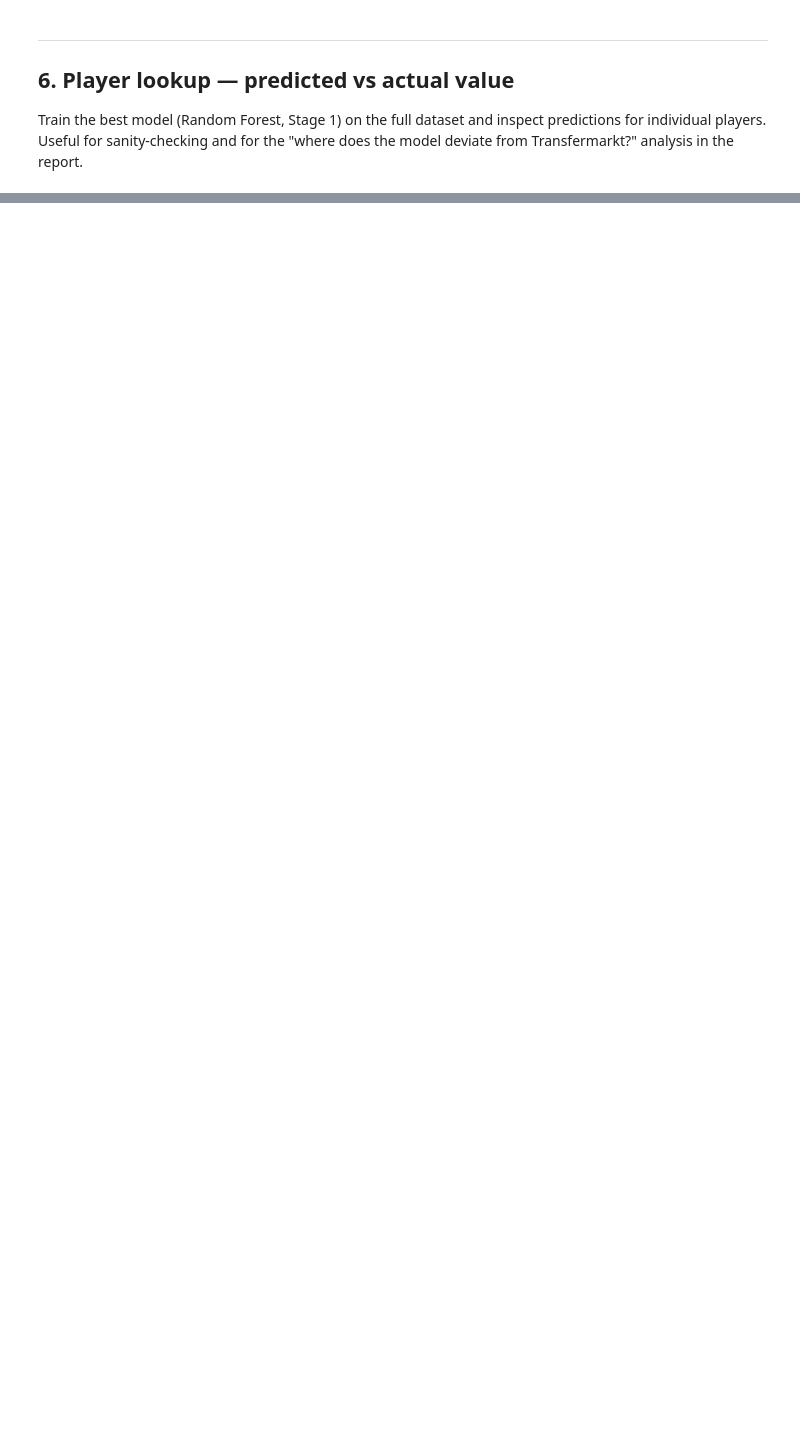
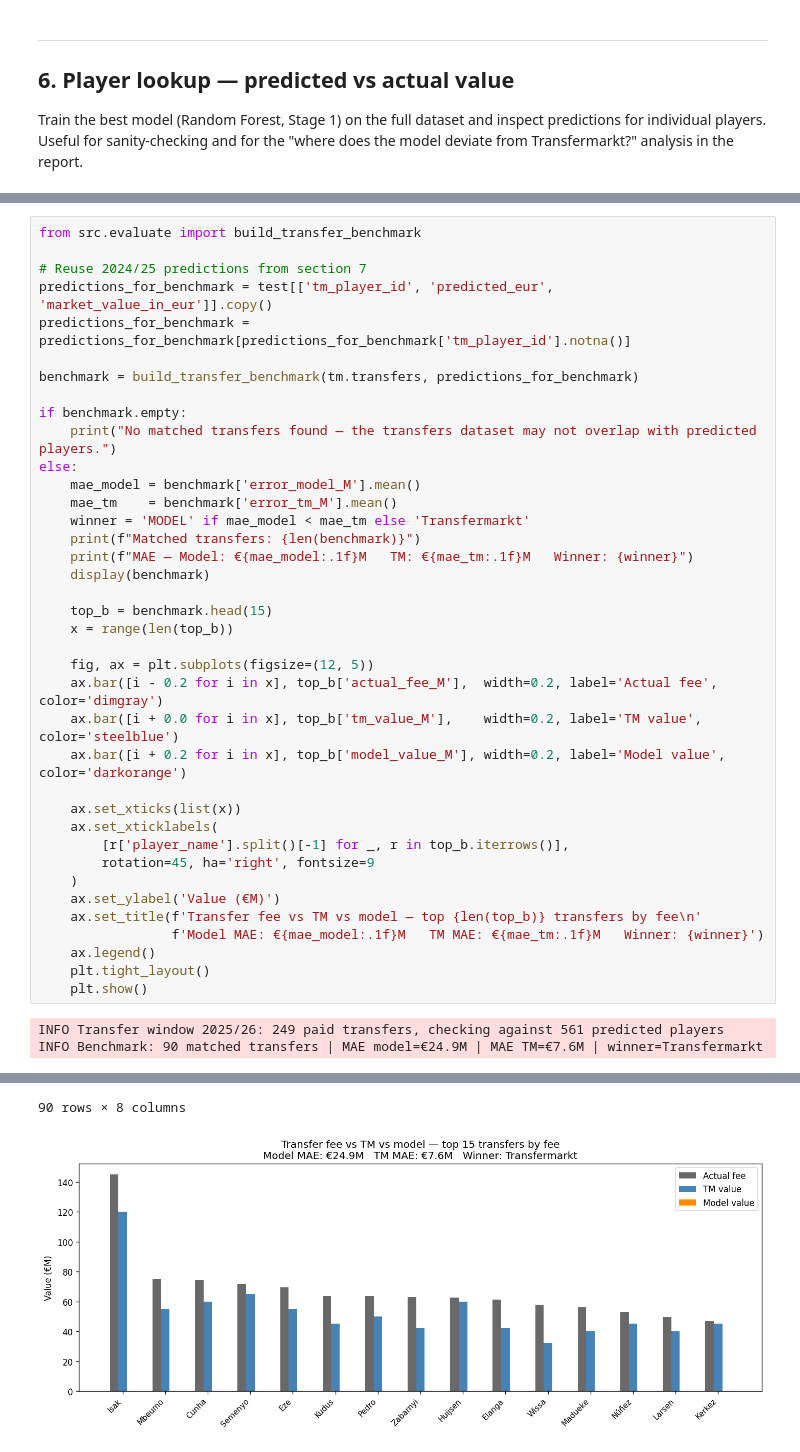
Before and after one commit to DennisJohansson423/football-market-value-prediction, a Jupyter notebook: notebooks/analysis.ipynb, the cells around one changed output, grey strips where cells are left out. Saved outputs shown, nothing was run; the diff lists cells and outputs as text; blank space fills up the shorter version.

```diff
--- a/notebooks/analysis.ipynb
+++ b/notebooks/analysis.ipynb
@@ -406,0 +739,41 @@ result
+# %%
+from src.evaluate import build_transfer_benchmark
+
+# Reuse 2024/25 predictions from section 7
+predictions_for_benchmark = test[['tm_player_id', 'predicted_eur', 'market_value_in_eur']].copy()
+predictions_for_benchmark = predictions_for_benchmark[predictions_for_benchmark['tm_player_id'].notna()]
+
+benchmark = build_transfer_benchmark(tm.transfers, predictions_for_benchmark)
+
+if benchmark.empty:
+    print("No matched transfers found — the transfers dataset may not overlap with predicted players.")
+else:
+    mae_model = benchmark['error_model_M'].mean()
+    mae_tm    = benchmark['error_tm_M'].mean()
+    winner = 'MODEL' if mae_model < mae_tm else 'Transfermarkt'
+    print(f"Matched transfers: {len(benchmark)}")
+    print(f"MAE — Model: €{mae_model:.1f}M   TM: €{mae_tm:.1f}M   Winner: {winner}")
+    display(benchmark)
+
+    top_b = benchmark.head(15)
+    x = range(len(top_b))
+
+    fig, ax = plt.subplots(figsize=(12, 5))
+    ax.bar([i - 0.2 for i in x], top_b['actual_fee_M'],  width=0.2, label='Actual fee',   color='dimgray')
+    ax.bar([i + 0.0 for i in x], top_b['tm_value_M'],    width=0.2, label='TM value',     color='steelblue')
+    ax.bar([i + 0.2 for i in x], top_b['model_value_M'], width=0.2, label='Model value',  color='darkorange')
+
+    ax.set_xticks(list(x))
+    ax.set_xticklabels(
+        [r['player_name'].split()[-1] for _, r in top_b.iterrows()],
+        rotation=45, ha='right', fontsize=9
+    )
+    ax.set_ylabel('Value (€M)')
+    ax.set_title(f'Transfer fee vs TM vs model — top {len(top_b)} transfers by fee\n'
+                 f'Model MAE: €{mae_model:.1f}M   TM MAE: €{mae_tm:.1f}M   Winner: {winner}')
+    ax.legend()
+    plt.tight_layout()
+    plt.show()
+# %% [output]
+INFO Transfer window 2025/26: 249 paid transfers, checking against 561 predicted players
+INFO Benchmark: 90 matched transfers | MAE model=€24.9M | MAE TM=€7.6M | winner=Transfermarkt
@@ -406,0 +794,2 @@ result
+90 rows × 8 columns
+[figure, added]
```
Also changed, not shown: parts of 25 cells of this notebook, 4 other files.
